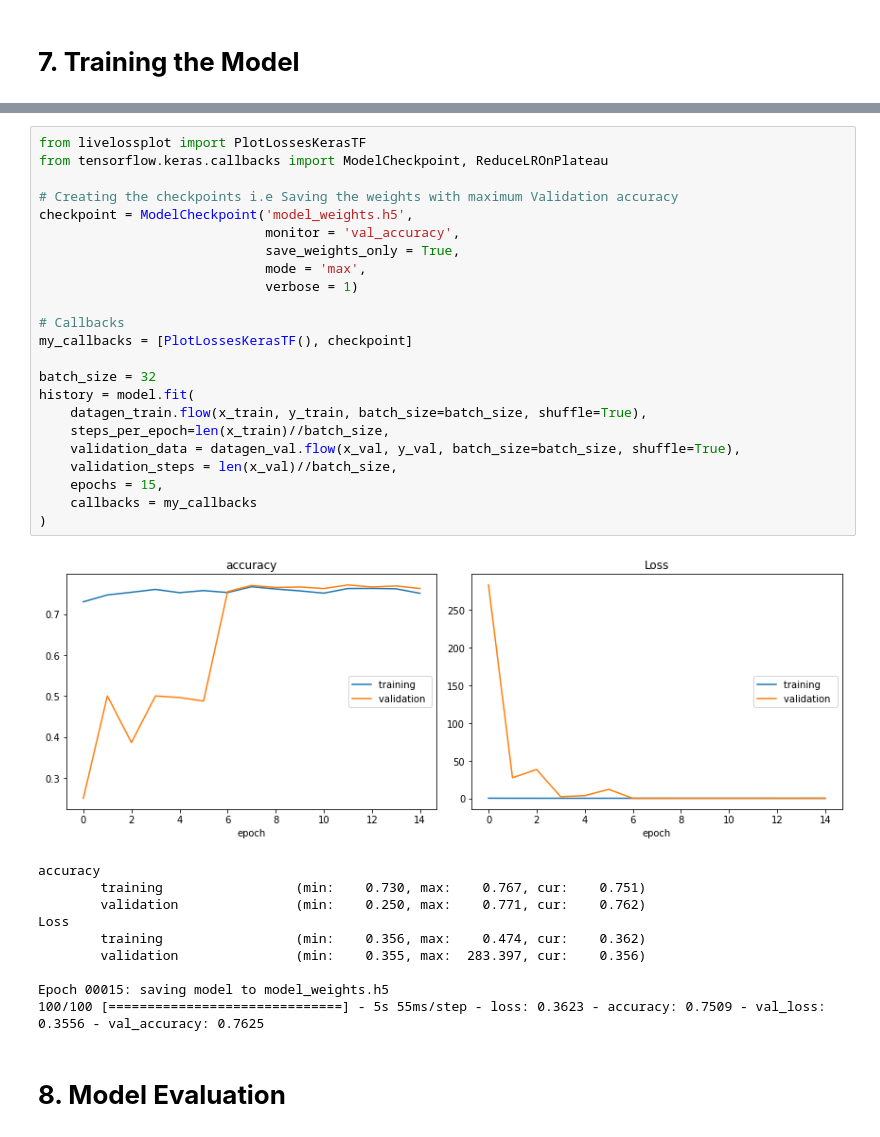
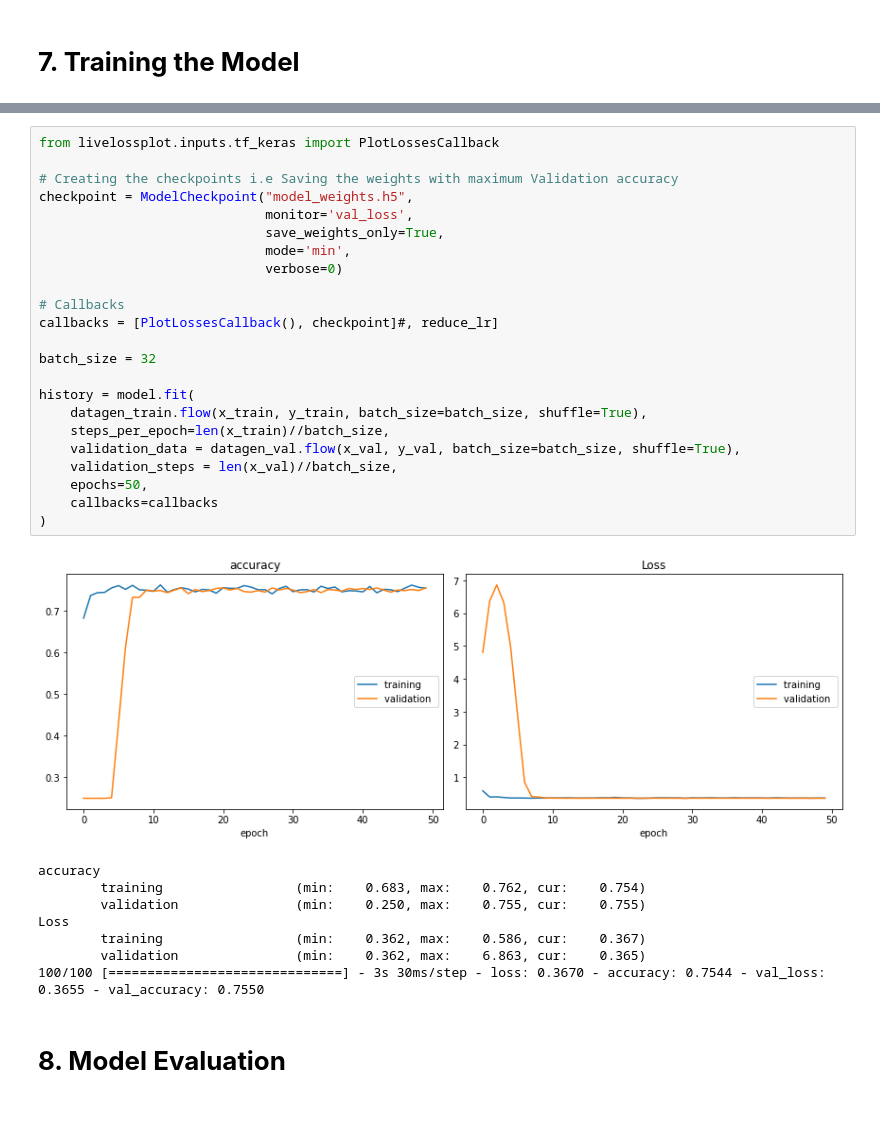
Before and after one commit to mohd-faizy/04P-Classify-Radio-Signals-from-Outer-Space-using-Keras, a Jupyter notebook: 04_Classify_Signals_from_Outer_Space_with_Keras.ipynb, the cells around one changed output, grey strips where cells are left out. Drawn from its saved outputs; the diff is of its cells as text.

```diff
--- a/04_Classify_Signals_from_Outer_Space_with_Keras.ipynb
+++ b/04_Classify_Signals_from_Outer_Space_with_Keras.ipynb
@@ -237,37 +250,35 @@ _________________________________________________________________
 # %%
-from livelossplot import PlotLossesKerasTF
-from tensorflow.keras.callbacks import ModelCheckpoint, ReduceLROnPlateau
+from livelossplot.inputs.tf_keras import PlotLossesCallback
 
 # Creating the checkpoints i.e Saving the weights with maximum Validation accuracy
-checkpoint = ModelCheckpoint('model_weights.h5',
-                             monitor = 'val_accuracy',
-                             save_weights_only = True,
-                             mode = 'max',
-                             verbose = 1)
+checkpoint = ModelCheckpoint("model_weights.h5",
+                             monitor='val_loss',
+                             save_weights_only=True,
+                             mode='min',
+                             verbose=0)
 
 # Callbacks
-my_callbacks = [PlotLossesKerasTF(), checkpoint]
+callbacks = [PlotLossesCallback(), checkpoint]#, reduce_lr]
 
 batch_size = 32
+
 history = model.fit(
     datagen_train.flow(x_train, y_train, batch_size=batch_size, shuffle=True),
     steps_per_epoch=len(x_train)//batch_size,
     validation_data = datagen_val.flow(x_val, y_val, batch_size=batch_size, shuffle=True),
     validation_steps = len(x_val)//batch_size,
-    epochs = 15,
-    callbacks = my_callbacks
+    epochs=50,
+    callbacks=callbacks
 )
 # %% [output]
-[figure, old version]
+[figure, new version]
 accuracy
-        training                 (min:    0.730, max:    0.767, cur:    0.751)
-        validation               (min:    0.250, max:    0.771, cur:    0.762)
+        training                 (min:    0.683, max:    0.762, cur:    0.754)
+        validation               (min:    0.250, max:    0.755, cur:    0.755)
 Loss
-        training                 (min:    0.356, max:    0.474, cur:    0.362)
-        validation               (min:    0.355, max:  283.397, cur:    0.356)
-
-Epoch 00015: saving model to model_weights.h5
-100/100 [==============================] - 5s 55ms/step - loss: 0.3623 - accuracy: 0.7509 - val_loss: 0.3556 - val_accuracy: 0.7625
+        training                 (min:    0.362, max:    0.586, cur:    0.367)
+        validation               (min:    0.362, max:    6.863, cur:    0.365)
+100/100 [==============================] - 3s 30ms/step - loss: 0.3670 - accuracy: 0.7544 - val_loss: 0.3655 - val_accuracy: 0.7550
 # %% [markdown]
 # __8. Model Evaluation__
 # %%
```
Also changed, not shown: parts of 5 cells of this notebook.
